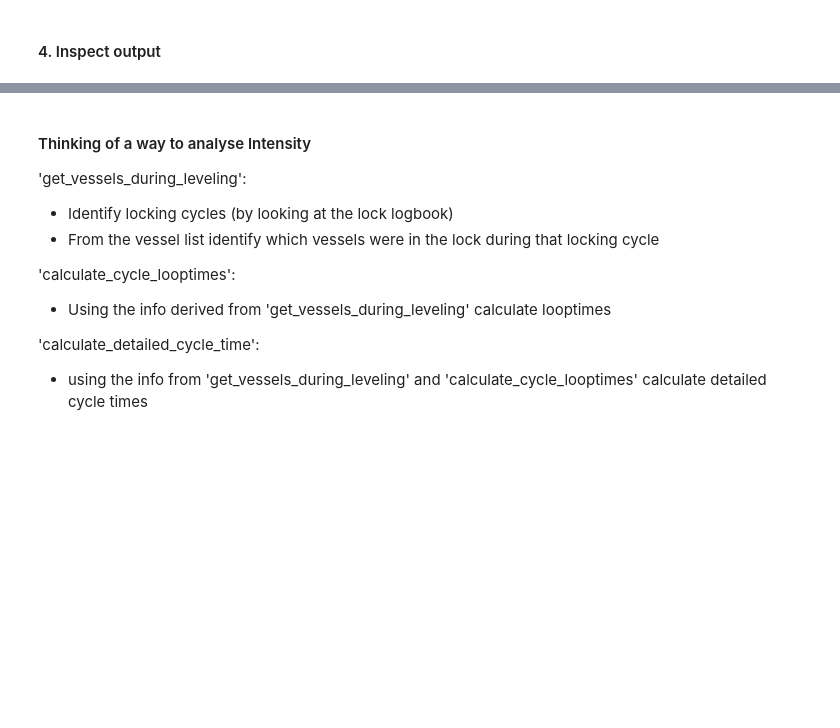
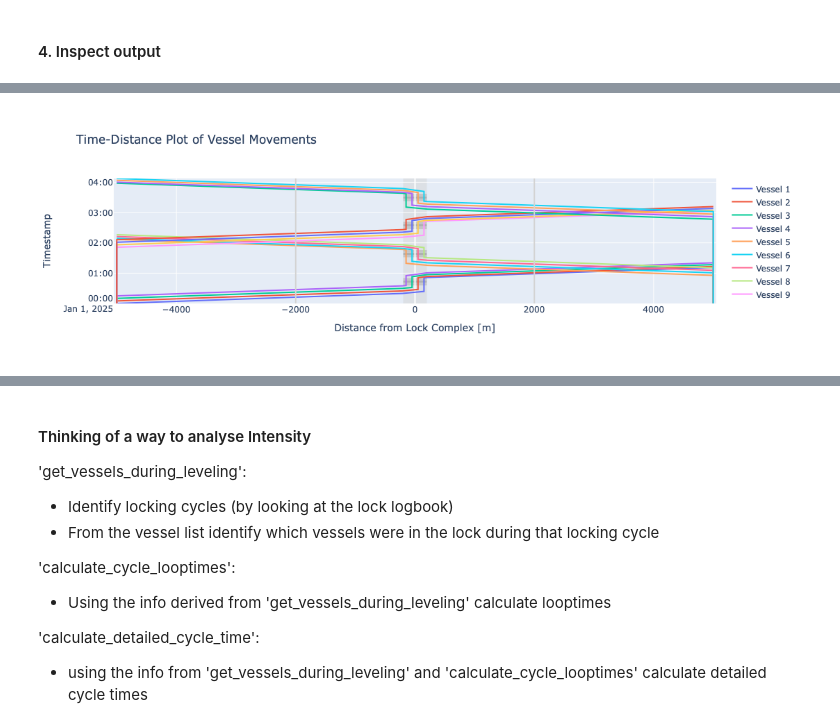
Before and after one commit to TUDelft-CITG/OpenTNSim, a Jupyter notebook: notebooks/0202 - Lock IC.ipynb, the cells around one changed output, grey strips where cells are left out. Drawn from its saved outputs; the diff is of its cells as text; code cells hidden in the pictures; blank space fills up the shorter version.

```diff
--- a/notebooks/0202 - Lock IC.ipynb
+++ b/notebooks/0202 - Lock IC.ipynb
@@ -247,10 +273,12 @@ display(lock_df)
 # %%
 # We can plot the time-distance diagram
-lock.create_time_distance_plot(
+lock.create_time_distance_plot_plotly(
     vessels = vessels,
     xlimmin = -5050,
     xlimmax = 5050
 )
+# %% [output]
+[figure, added]
 # %%
 delays = []
 for vessel in vessels:
```
Also changed, not shown: parts of 7 cells of this notebook, 2 other files.
